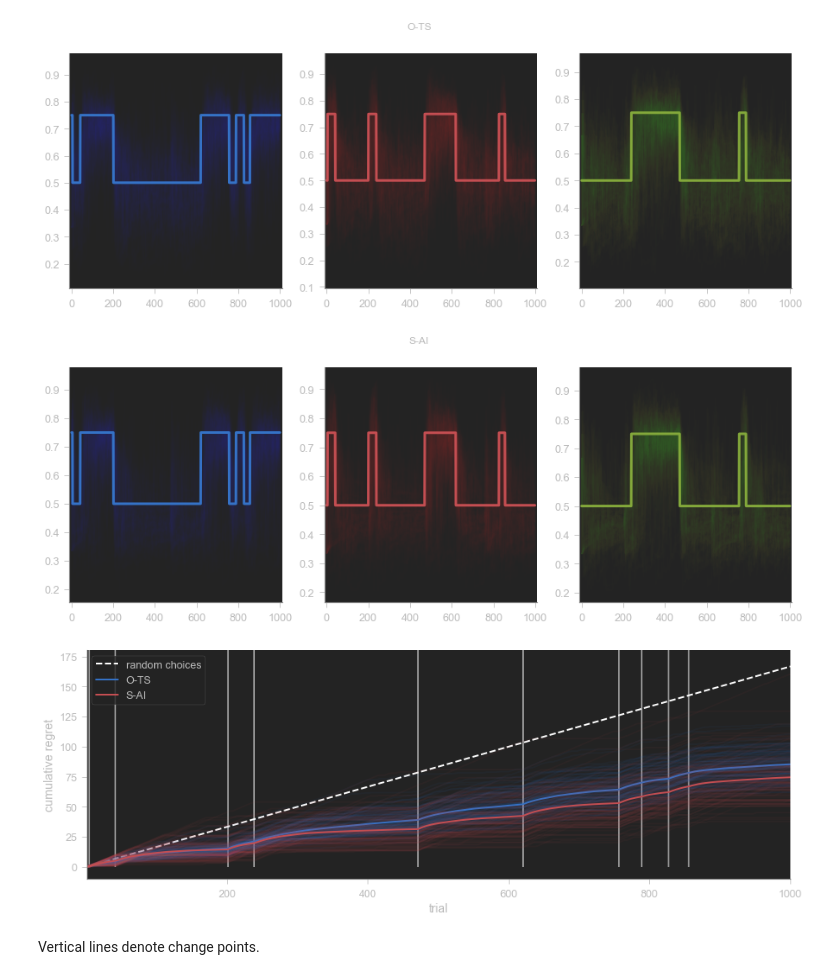
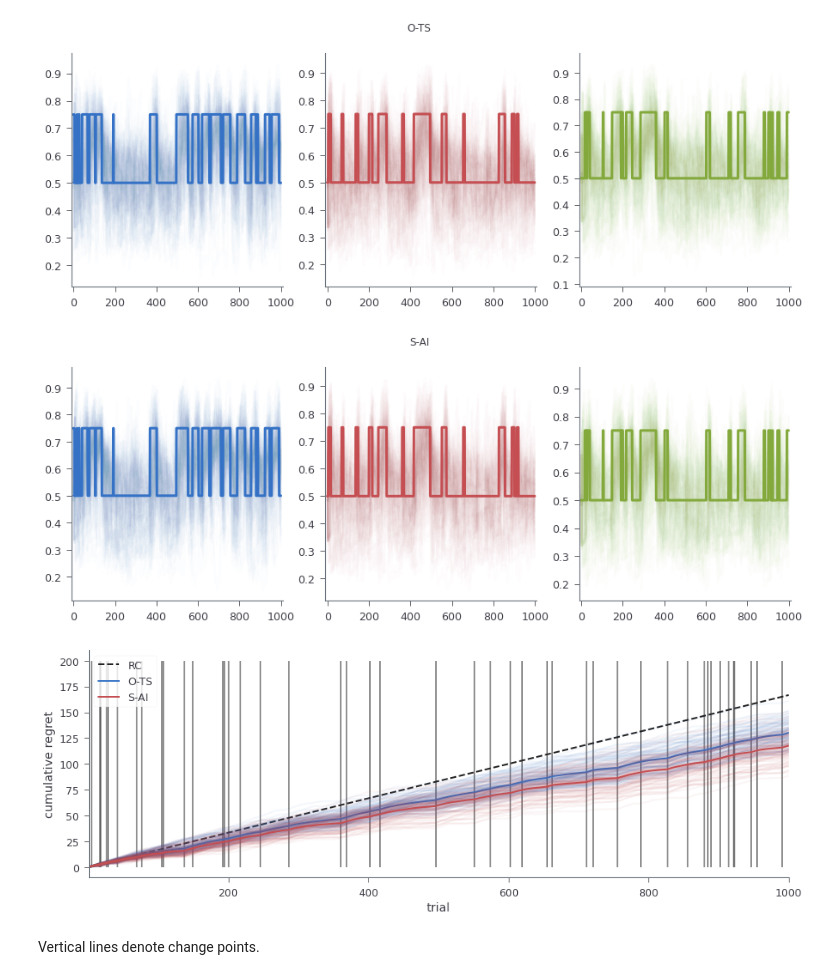
Before and after one commit to dimarkov/aibandits, a Jupyter notebook: switching_bandits_comparison_1.ipynb, the cells around one changed output. Cells and saved outputs as stored; diff of their text form; code cells hidden in the pictures.

```diff
--- a/switching_bandits_comparison_1.ipynb
+++ b/switching_bandits_comparison_1.ipynb
@@ -265,4 +267,21 @@ def sup_selection(rng_key, beliefs, gamma=15, lam=1., **kwargs):
     return choices
+# %%
+max_probs = .5 + params['eps']
+def compute_regrets(choices, probs, priors):
+    sel_probs = get_hidden_choice_probs(choices, probs, N).T
+    Regret = max_probs - sel_probs
+    marg = einsum('tn...k->tnk', priors)
+    H_a = einsum('tnk,ak->tna', marg, H_ks)
+
+    po_a = einsum('tnk,ako->tnao', marg, po_ks)
+    log_po_a = log(po_a)
+    log_1_po_a = log(1 - po_a)
+
+    IG = jnp.sum(po_a * log_po_a + (1 - po_a) * log_1_po_a, -1) + H_a  # information gain
+    sel_ig = jnp.stack([lax.index_take(IG[:, n], [jnp.arange(T), choices[:, n]], (0, 1)) for n in range(N)], -1)
+    EpistRegret = jnp.max(IG, -1) - sel_ig
+
+    return Regret.cumsum(-2), EpistRegret.cumsum(-2)
 # %%
 N = 100
 T = 1000
@@ -273,12 +292,15 @@ labels_states = ['O-TS', 'S-AI']
 args = [jnp.array([0., 1.])] + [jnp.ones(D)/D]*K
 prior = einsum('j,i,l,m->jilm', *args).reshape(2, -1)[None].repeat(N, 0)
 
-rho = .01
+rho = .04
 params['rho'] = rho
-params['lam'] = 1.
-params['gamma'] = 20.
 
-for selection in [optimistic_selection,
-                  sup_selection]:
-    sim = Simulator(process, learning, selection, params, N=N, T=T, K=K)
-    sequence_states.append(sim.run(prior, seed=seed))
+res = []
+for lam in jnp.arange(0., 1., .05):
+    params['lam'] = lam
+    for selection in [optimistic_selection, sup_selection]:
+        sim = Simulator(process, learning, selection, params, N=N, T=T, K=K)
+        sequence_states.append(sim.run(prior, seed=seed))
+        s = sequence_states[-1]
+        cum_reg, cum_eps_reg = compute_regrets(s['choices'], s['probs'], s['beliefs'])
+        res.append((cum_eps_reg[-1].mean(), cum_reg[-1].mean()))
@@ -285,6 +316,6 @@ for selection in [optimistic_selection,
 # %%
 # plot beliefs which were inferred using discretized hidden states
-for i, s in enumerate(sequence_states):
+for i, s in enumerate(sequence_states[6:8]):
     fig, axes = plt.subplots(1, 3, figsize=(15, 5))
 
     post = s['beliefs']
@@ -298,35 +329,35 @@ for i, s in enumerate(sequence_states):
     fig.suptitle(labels_states[i])
     plt.show()
 # %% [output]
-[figure, old version]
+[figure, new version]
-[figure, old version]
+[figure, new version]
 # %%
-states_probs = [calc_probs(s['choices'], s['probs'], s['choices'].shape[-1]) for s in sequence_states]
+states_probs = [get_hidden_choice_probs(s['choices'], s['probs'], s['choices'].shape[-1]) for s in sequence_states[6:8]]
 max_probs = .5 + params['eps']
 
 trials = jnp.arange(1, T + 1)
 
 fig, axes = plt.subplots(1, 1, figsize=(15, 5))
 
 changes = jnp.concatenate([jnp.zeros(1), jnp.abs(jnp.diff(true_probs.argmax(-1)))], -1)
-plt.vlines(jnp.nonzero(changes), 0, 200, 'w', alpha=.5)
+plt.vlines(jnp.nonzero(changes), 0, 200, 'k', alpha=.5)
 
 line_colors = ['b', 'r']
 
-plt.plot(trials, trials * params['eps'] * (K-1)/K, 'w--', label='random choices', lw=2)
+plt.plot(trials, trials * params['eps'] * (K -1)/K, 'k--', label='RC', lw=2)
 
 for i,probs in enumerate(states_probs):
     regret = jnp.cumsum(max_probs - probs, -1).T
     plt.plot(trials, regret, line_colors[i], alpha=.05);
     plt.plot(trials, regret.mean(-1), line_colors[i], label=labels_states[i], lw=2)
 
 plt.xlim(1, T)
-plt.ylim(-10, 180)
+# plt.ylim(-10, 180)
 plt.xlabel('trial')
 plt.ylabel('cumulative regret')
 plt.legend(loc=0);
 # %% [output]
-[figure, old version]
+[figure, new version]
 # %% [markdown]
 Vertical lines denote change points.
 # %%
```
Also changed, not shown: parts of 28 cells of this notebook, 2 other files.
